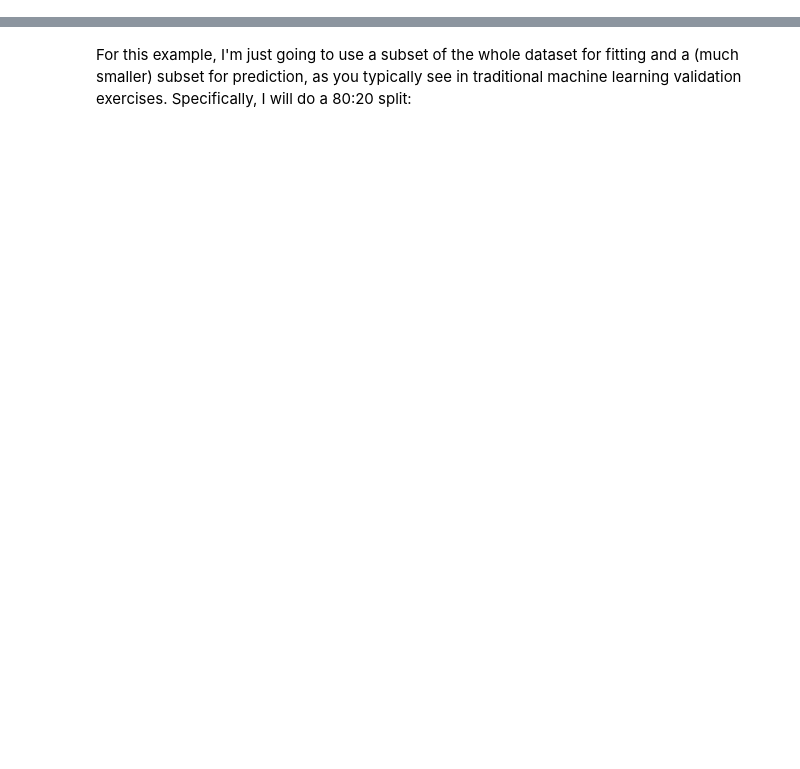
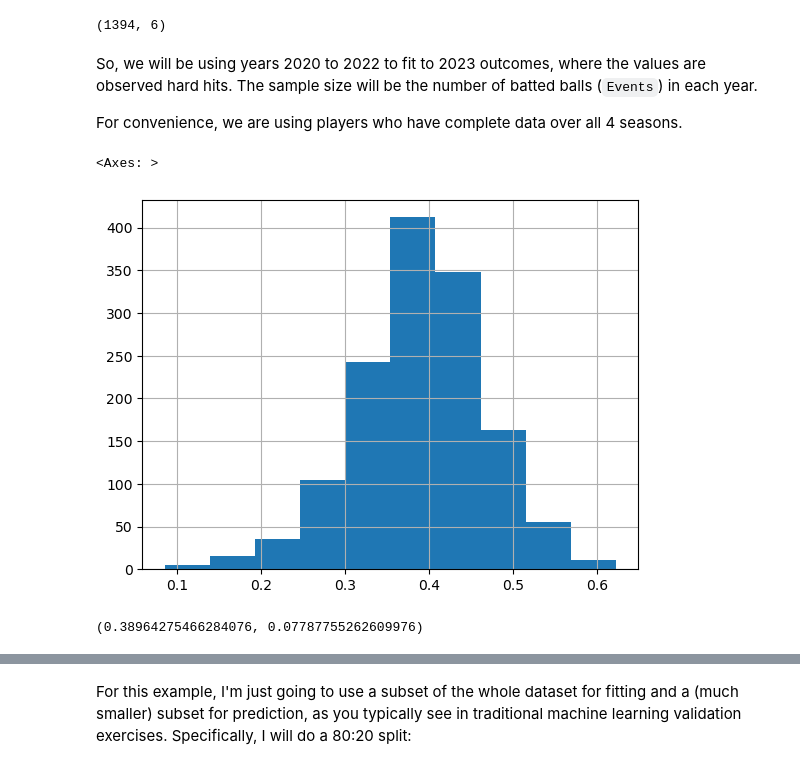
Before and after one commit to fonnesbeck/bayesian_marcel, a Jupyter notebook: marcel.ipynb, the cells around one changed output, grey strips where cells are left out. Drawn from its saved outputs; the diff is of its cells as text; code cells hidden in the pictures; blank space fills up the shorter version.

```diff
--- a/marcel.ipynb
+++ b/marcel.ipynb
@@ -213,0 +86,7 @@ assert (y.index==X.index).all()
+# %%
+data = batting_stats(2015,2024)
+
+hard_hit_subset = data[["Name", "Season", "Team", "Age", "HardHit", "Events"]].copy().reset_index(drop=True)
+hard_hit_subset.shape
+# %% [output]
+(1394, 6)
@@ -213,0 +102,13 @@ assert (y.index==X.index).all()
+# %% [markdown]
+So, we will be using years 2020 to 2022 to fit to 2023 outcomes, where the values are observed hard hits. The sample size will be the number of batted balls (`Events`) in each year.
+
+For convenience, we are using players who have complete data over all 4 seasons.
+# %%
+data["HardHit%"].hist()
+# %% [output]
+<Axes: >
+[figure, added]
+# %%
+data["HardHit%"].mean(), data["HardHit%"].std()
+# %% [output]
+(0.38964275466284076, 0.07787755262609976)
```
Also changed, not shown: parts of 45 cells of this notebook.
